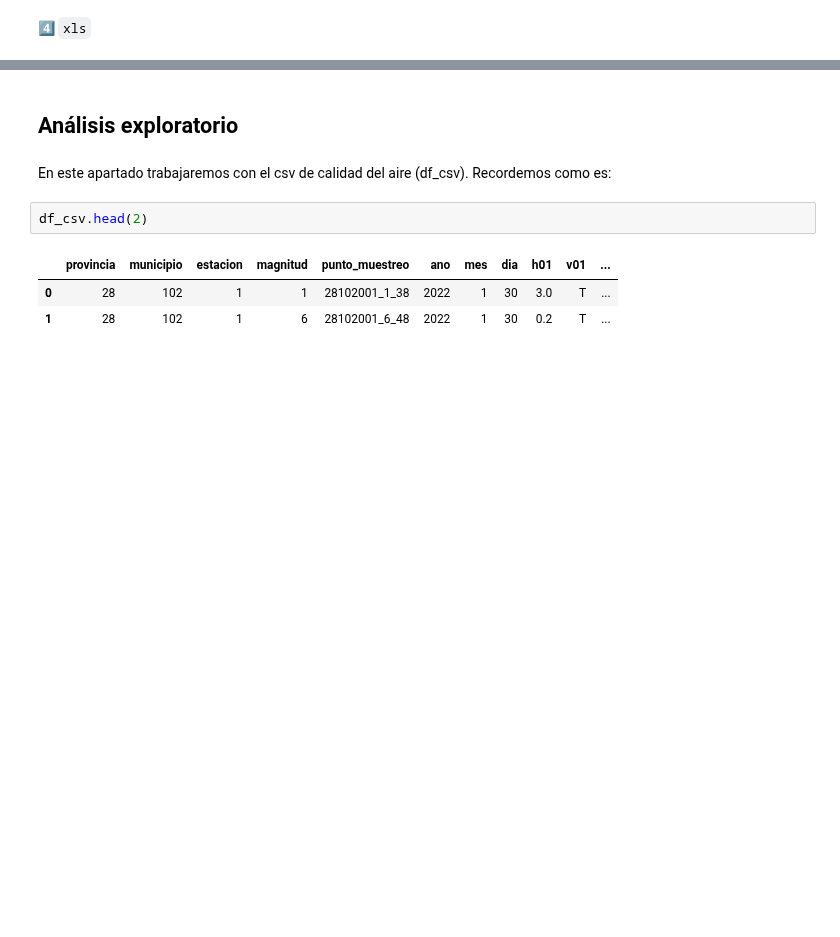
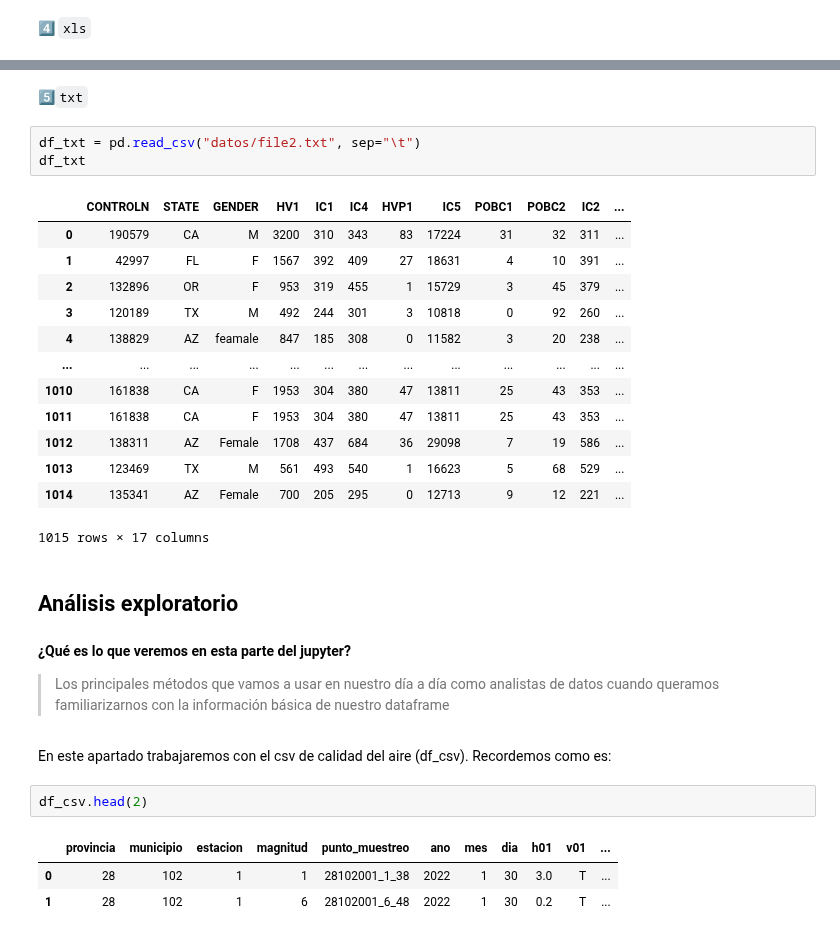
Before and after one commit to Ironhack-Part-Time-Enero2022/apuntes-clases, a Jupyter notebook: semana-4/4.1-Intro_Pandas.ipynb, the cells around one changed output, grey strips where cells are left out. Drawn from its saved outputs; the diff is of its cells as text; blank space fills up the shorter version.

```diff
--- a/semana-4/4.1-Intro_Pandas.ipynb
+++ b/semana-4/4.1-Intro_Pandas.ipynb
@@ -339,8 +345,31 @@ df_xls.head(10)
 | 7 | ARGANZUELA | 389 | 54 | 126 | 75 | 9 | 43 | ... |
 | 8 | BARAJAS | 89 | 6 | 53 | 21 | NaN | 12 | ... |
 | 9 | CARABANCHEL | 375 | 44 | 171 | 137 | 8 | 36 | ... |
+# %% [markdown]
+5️⃣`txt`
+# %%
+df_txt = pd.read_csv("datos/file2.txt", sep="\t")
+df_txt
+# %% [output]
+|  | CONTROLN | STATE | GENDER | HV1 | IC1 | IC4 | HVP1 | IC5 | POBC1 | POBC2 | IC2 | ... |
+| 0 | 190579 | CA | M | 3200 | 310 | 343 | 83 | 17224 | 31 | 32 | 311 | ... |
+| 1 | 42997 | FL | F | 1567 | 392 | 409 | 27 | 18631 | 4 | 10 | 391 | ... |
+| 2 | 132896 | OR | F | 953 | 319 | 455 | 1 | 15729 | 3 | 45 | 379 | ... |
+| 3 | 120189 | TX | M | 492 | 244 | 301 | 3 | 10818 | 0 | 92 | 260 | ... |
+| 4 | 138829 | AZ | feamale | 847 | 185 | 308 | 0 | 11582 | 3 | 20 | 238 | ... |
+| ... | ... | ... | ... | ... | ... | ... | ... | ... | ... | ... | ... | ... |
+| 1010 | 161838 | CA | F | 1953 | 304 | 380 | 47 | 13811 | 25 | 43 | 353 | ... |
+| 1011 | 161838 | CA | F | 1953 | 304 | 380 | 47 | 13811 | 25 | 43 | 353 | ... |
+| 1012 | 138311 | AZ | Female | 1708 | 437 | 684 | 36 | 29098 | 7 | 19 | 586 | ... |
+| 1013 | 123469 | TX | M | 561 | 493 | 540 | 1 | 16623 | 5 | 68 | 529 | ... |
+| 1014 | 135341 | AZ | Female | 700 | 205 | 295 | 0 | 12713 | 9 | 12 | 221 | ... |
+1015 rows × 17 columns
 # %% [markdown]
 ## Análisis exploratorio
+# %% [markdown]
+**¿Qué es lo que veremos en esta parte del jupyter?**
+
+> Los principales métodos que vamos a usar en nuestro día a día como analistas de datos cuando queramos familiarizarnos con la información básica de nuestro dataframe
 # %% [markdown]
 En este apartado trabajaremos con el csv de calidad del aire (df_csv). Recordemos como es:
 # %%
```
Also changed, not shown: parts of 25 cells of this notebook, 1 other file.
